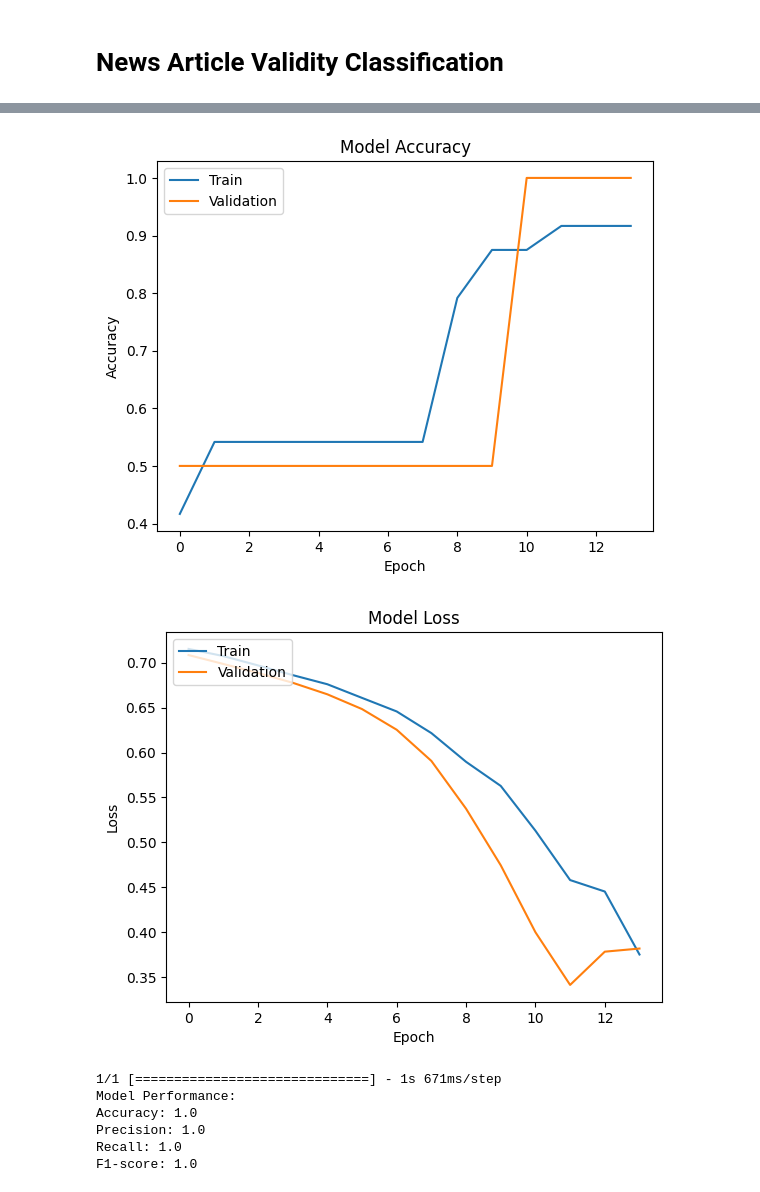
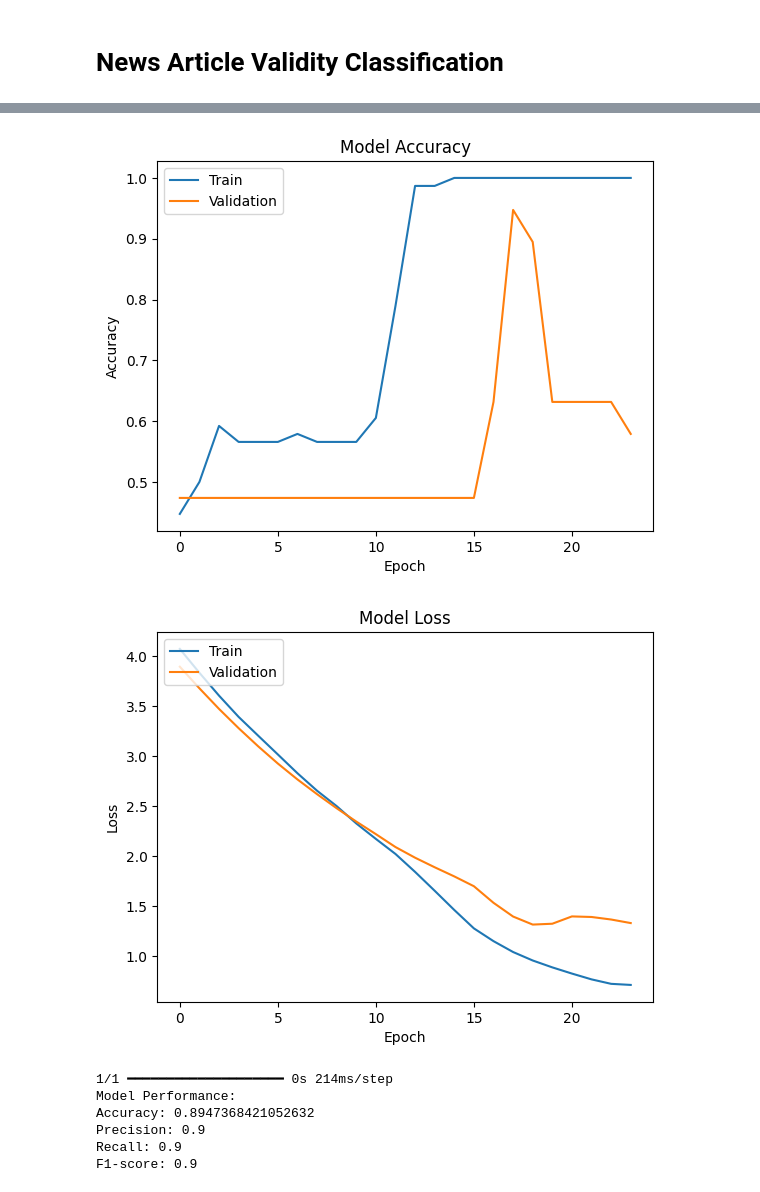
Before and after one commit to lorios22/newsArticleValidityClassificationVersion2, a Jupyter notebook: newsArticleValidityClassification.ipynb, the cells around one changed output, grey strips where cells are left out. Saved outputs shown, nothing was run; the diff lists cells and outputs as text; code cells hidden in the pictures.

Commit message:
Another version of the news clasification model

```diff
--- a/newsArticleValidityClassification.ipynb
+++ b/newsArticleValidityClassification.ipynb
@@ -14,11 +13,10 @@ IProgress not found. Please update jupyter and ipywidgets. See https://ipywidget
 # %%
-#Path of the JSONL
-file_path = 'data/fine_data.jsonl'
+#Definition of the path of the xlsx file
+file_path = 'data/fine_data.xlsx'
 
-#Read and process the data
-df = load_and_process_data(file_path)
+#Load the xlsx to a dataframe
+df = pd.read_excel(file_path, engine='openpyxl')
 
-#Show the first rows of the dataframe
+#Show the first couple lines of the dataframe
 print(df.head())
-print(df['label'].value_counts())
 # %% [output]
@@ -41,0 +43,11 @@ Number of examples in the validation set: 6
+# %%
+X_train_pad, X_val_pad, tokenizer = tokenize_and_pad(X_train, X_val)
+
+vocab_size = len(tokenizer.word_index) + 1  # Adding 1 for OOV token
+max_length = X_train_pad.shape[1]
+model = build_model(max_length, vocab_size)
+
+# Model summary
+model.summary()
+
+history = train_model(model, X_train_pad, y_train, X_val_pad, y_val)
@@ -42,11 +93,4 @@ Number of examples in the validation set: 6
 # %%
-#Preprocess of the text
-X_train_padded, X_val_padded, tokenizer = tokenize_text(X_train, X_val)
-
-#Build and train of the model
-model = build_model(max_length=X_train_padded.shape[1])
-history, model = train_model(model, X_train_padded, y_train, X_val_padded, y_val)
-
 #Evaluate the model
 plt.plot(history.history['accuracy'])
 plt.plot(history.history['val_accuracy'])
@@ -84,20 +111,20 @@ Epoch 14/20
-[figure, old version]
+[figure, new version]
-[figure, old version]
+[figure, new version]
 # %%
 #Evaluate the model's performance
-accuracy, precision, recall, f1 = evaluate_model(model, X_val_padded, y_val)
+accuracy, precision, recall, f1 = evaluate_model(model, X_val_pad, y_val)
 print("Model Performance:")
 print(f"Accuracy: {accuracy}")
 print(f"Precision: {precision}")
 print(f"Recall: {recall}")
 print(f"F1-score: {f1}")
 # %% [output]
-1/1 [==============================] - 1s 671ms/step
+1/1 ━━━━━━━━━━━━━━━━━━━━ 0s 214ms/step
 Model Performance:
-Accuracy: 1.0
-Precision: 1.0
-Recall: 1.0
-F1-score: 1.0
+Accuracy: 0.8947368421052632
+Precision: 0.9
+Recall: 0.9
+F1-score: 0.9
 # %%
 #Save the training model
 model.save('news_article_validity_model.h5')
```
Also changed, not shown: parts of 8 cells of this notebook, 8 other files.
